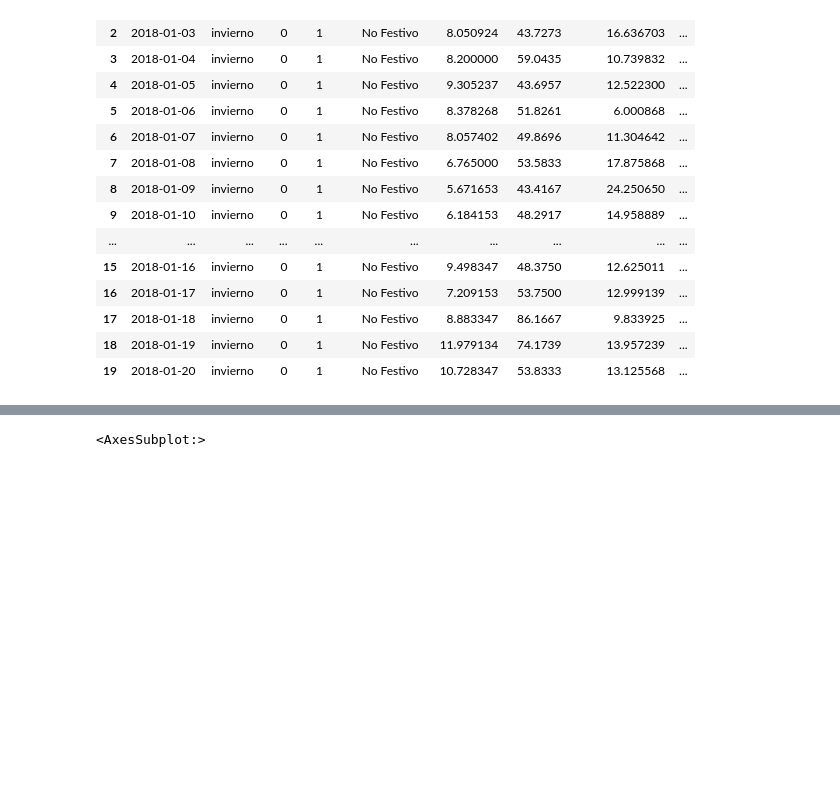
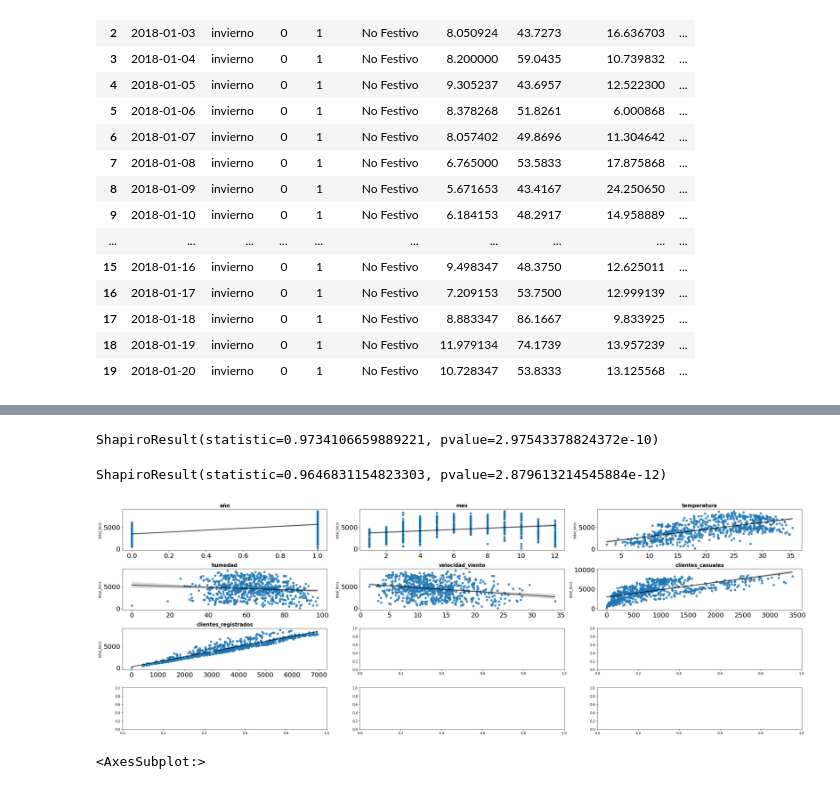
Before and after one commit to Adalab/project-da-promo-c-module-3-team-3, a Jupyter notebook: notebooks/pruebas_proyecto_laborables.ipynb, the cells around one changed output, grey strips where cells are left out. Cells and saved outputs as stored; diff of their text form; code cells hidden in the pictures; blank space fills up the shorter version.

```diff
--- a/notebooks/pruebas_proyecto_laborables.ipynb
+++ b/notebooks/pruebas_proyecto_laborables.ipynb
@@ -53,0 +110,4 @@ cd2.head(20)
+# %%
+stats.shapiro(cd2["clientes_registrados_norm"])
+# %% [output]
+ShapiroResult(statistic=0.9734106659889221, pvalue=2.97543378824372e-10)
@@ -54,3 +116,45 @@ cd2.head(20)
+# %%
+stats.shapiro(cd2["total_bicis_norm"])
+# %% [output]
+ShapiroResult(statistic=0.9646831154823303, pvalue=2.879613214545884e-12)
+# %%
+fig, axes = plt.subplots(nrows = 4, ncols = 3, figsize = (30, 10))
+
+# definimos una lista de colores. Cada color corresponderá a una gráfica
+lista_colores = ["blue", "green", "red", "cyan", "magenta", "orange"]
+
+# hemos creado una gráfica con varios subplots. Si queremos automatizar el proceso de relleno de cada uno de los plots
+## podemos usar el método .flat. Lo que hace es aplanar los ejes para que queden en una única dimensión
+## y luego los vamos rellenando.
+axes = axes.flat
+
+# seleccionamos las columnas que queremos graficar
+columnas_numeric = cd2.select_dtypes(include = np.number).drop('total_bicis', axis=1)
+columnas_numeric = columnas_numeric.columns
+
+# iniciamos un for loop para no tener que escribir la misma línea de código muchas veces
+for i, colum in enumerate(columnas_numeric):
+    sns.regplot(
+        data = cd2,
+        x = colum,
+        y = 'total_bicis',
+        #color = lista_colores[i],
+        line_kws = {"color": "black", "alpha": 0.7 },
+        ax = axes[i])
+
+    # establecemos el título de cada gráfica
+    axes[i].set_title(colum, fontsize = 15, fontweight = "bold")
+
+    # establacemos el tamaño de la letras de los ejes
+    axes[i].tick_params(labelsize = 20)
+
+    # establecemos que no queremos que aparezca nada en el eje x
+    axes[i].set_xlabel("")
+
+# ajustamos el tamaño de cada subplot para que no se vean superpuestos.
+fig.tight_layout();
+# %% [output]
+[figure, added]
 # %%
 sns.heatmap(cd2.corr(), cmap= 'PuBuGn', annot= True)
 # %% [output]
```
Also changed, not shown: parts of 21 cells of this notebook.
